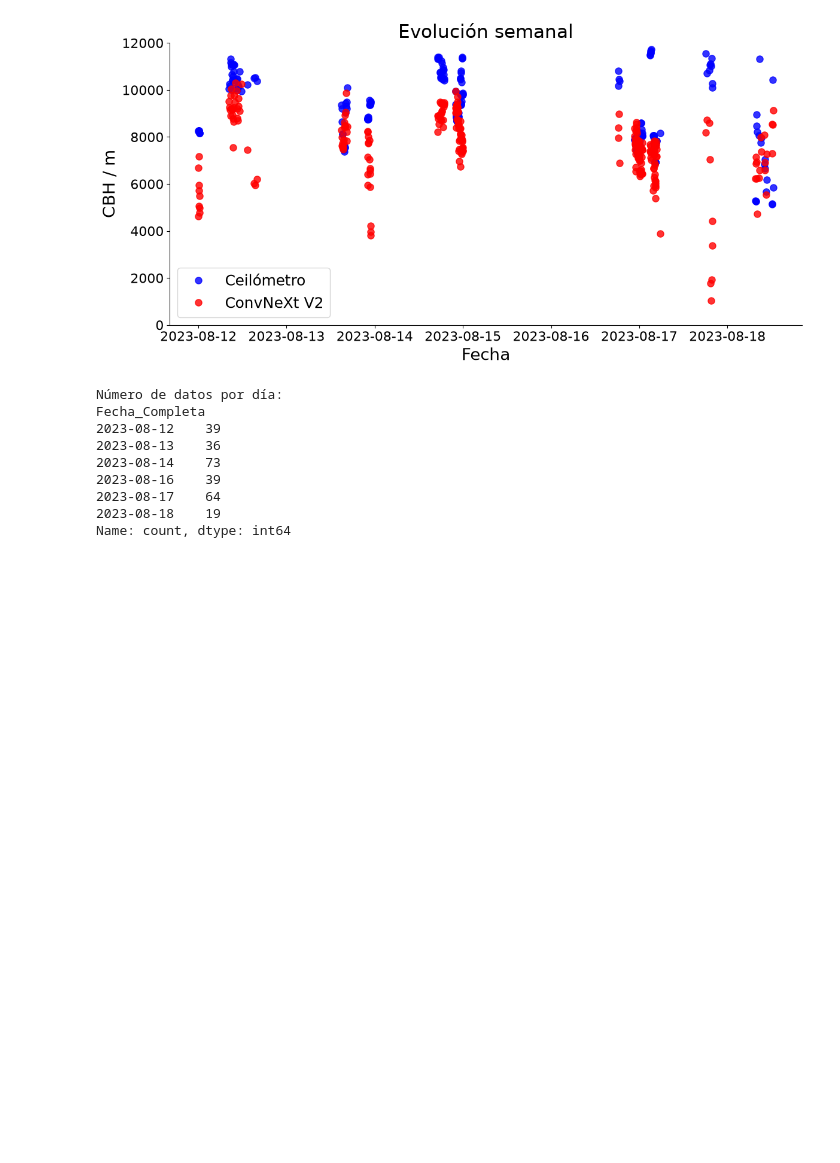
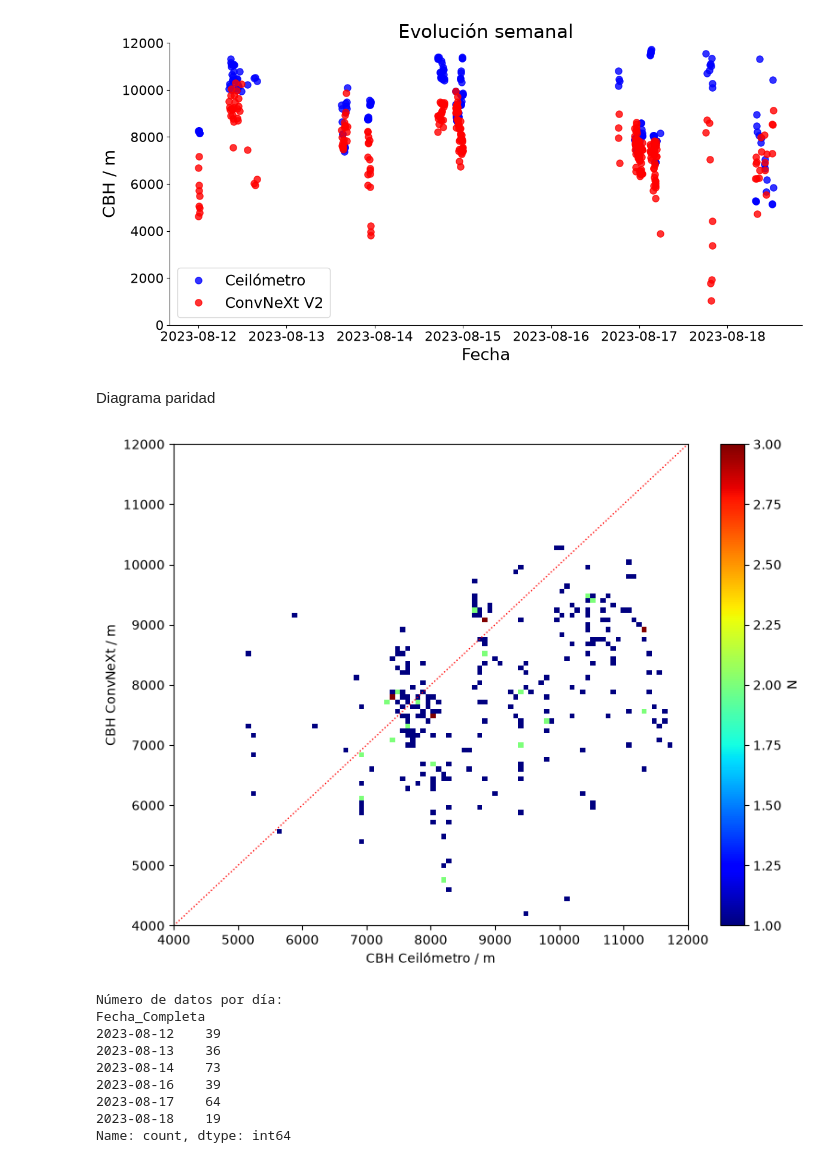
Before and after one commit to veraperez23/CloudBaseHeight, a Jupyter notebook: evolucion_predicciones/evolucion_valladolid.ipynb, the cells around one changed output. Drawn from its saved outputs; the diff is of its cells as text; code cells hidden in the pictures; blank space fills up the shorter version.

```diff
--- a/evolucion_predicciones/evolucion_valladolid.ipynb
+++ b/evolucion_predicciones/evolucion_valladolid.ipynb
@@ -90,6 +90,33 @@ plt.tight_layout()
 plt.show()
 # %% [output]
 [figure]
+# %% [markdown]
+Diagrama paridad
+# %%
+def plot_scatter(df_global: pd.DataFrame, limite_min: int = 0, limite_max: int = 15000):
+
+    plt.figure(figsize=(8, 6))
+
+    # Scatterplot con histograma 2D (escala lineal)
+    h1 = plt.hist2d(df_global['Real (m)'], df_global['Predicho (m)'],
+                    bins=100, range=[[limite_min, limite_max], [limite_min, limite_max]],
+                    cmap='jet', cmin=1)
+
+    plt.colorbar(h1[3], label='N')
+
+    # Línea 1:1
+    plt.plot([limite_min, limite_max], [limite_min, limite_max], 'r:', linewidth=1)
+
+    # Etiquetas de los ejes
+    plt.xlabel("CBH Ceilómetro / m")
+    plt.ylabel("CBH ConvNeXt / m")
+
+    plt.tight_layout()
+    plt.show()
+
+plot_scatter(df, 4000, 12000)
+# %% [output]
+[figure, added]
 # %%
 datos_por_dia = df['Fecha_Completa'].dt.date.value_counts().sort_index()
 
```
Also changed, not shown: 12 other files.
